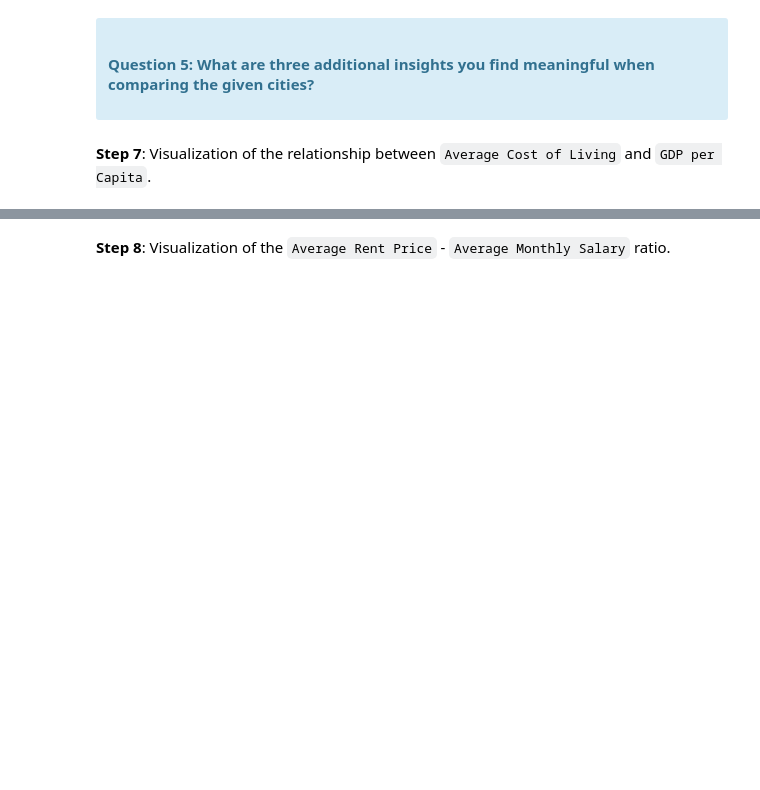
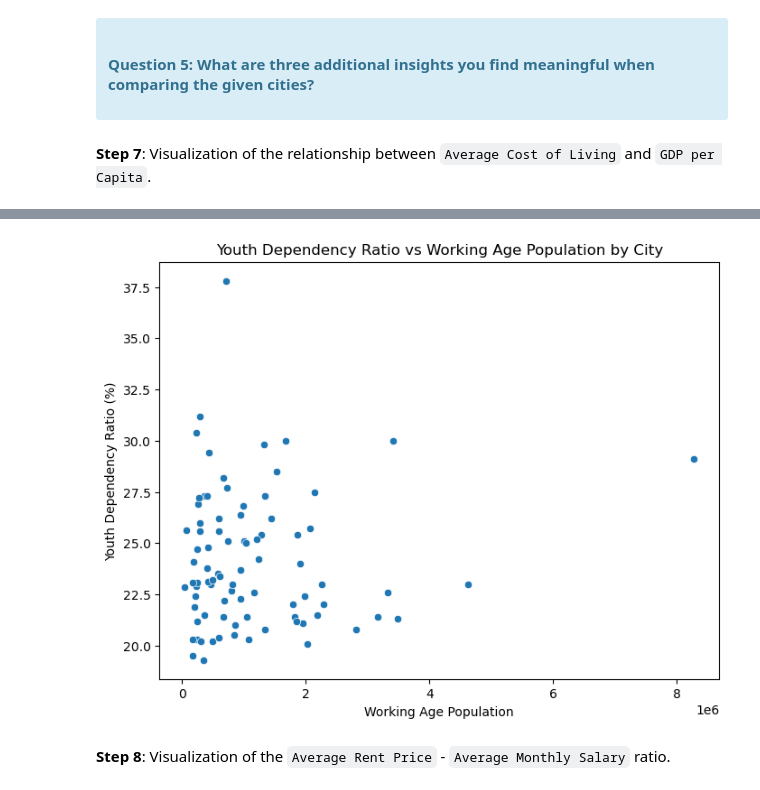
Before and after one commit to amdbsilva/Programming-for-Data-Science-Project, a Jupyter notebook: PDS_project.ipynb, the cells around one changed output, grey strips where cells are left out. Saved outputs shown, nothing was run; the diff lists cells and outputs as text; code cells hidden in the pictures; blank space fills up the shorter version.

```diff
--- a/PDS_project.ipynb
+++ b/PDS_project.ipynb
@@ -553,3 +525,27 @@ This insight is especially meaningful for this project because cities with highe
+# %%
+plt.figure(figsize=(8, 6))
+
+sns.scatterplot(
+    data=data_copy,
+    x='Working Age Population',
+    y='Youth Dependency Ratio'
+)
+
+# sns.regplot(
+#     data=data_copy,
+#     x='Working Age Population',
+#     y='Youth Dependency Ratio',
+#     scatter=False,
+#     color='black'
+# )
+
+plt.xlabel('Working Age Population')
+plt.ylabel('Youth Dependency Ratio (%)')
+plt.title('Youth Dependency Ratio vs Working Age Population by City')
+
+plt.show()
+# %% [output]
+[figure, added]
 # %% [markdown]
 **Step 8**: Visualization of the `Average Rent Price` - `Average Monthly Salary` ratio.
 # %%
```
Also changed, not shown: parts of 15 cells of this notebook.
